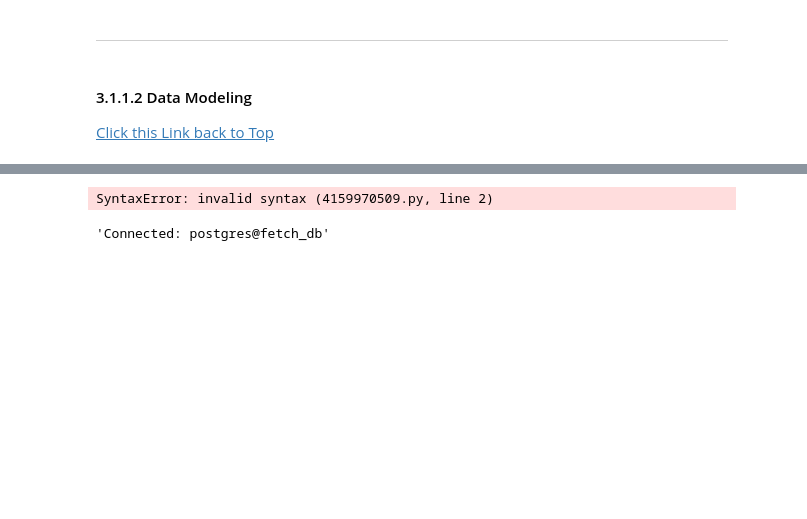
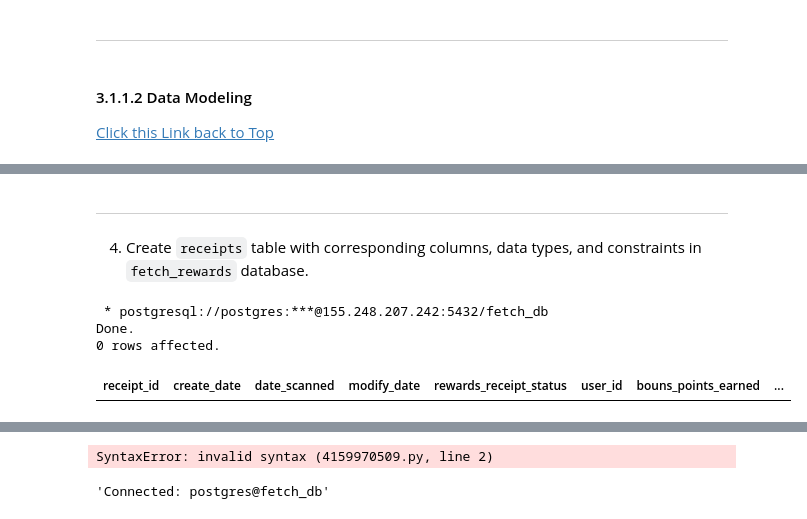
Before and after one commit to L3P3titPrince/015_FetchRewards_HW, a Jupyter notebook: src/FetchRewards_HW.ipynb, the cells around one changed output, grey strips where cells are left out. Cells and saved outputs as stored; diff of their text form; code cells hidden in the pictures; blank space fills up the shorter version.

Commit message:
add data modeling section

```diff
--- a/src/FetchRewards_HW.ipynb
+++ b/src/FetchRewards_HW.ipynb
@@ -165,0 +240,31 @@ Schema of receipts
+# %% [markdown]
+-------------
+# %% [markdown]
+4. Create `receipts` table with corresponding columns, data types, and constraints in `fetch_rewards` database.
+# %%
+%%sql
+-- create receipts table based on previous designed schema
+-- receipt_id and user_id are typical MongoDB object id. So the best data type for them is VARCHAR(24)
+-- TIMESTAMPTZ will have time zone information compared to TIMESTAMP without time zone
+-- Only first 6 columns are NOT NULL from previous data exploration
+CREATE TABLE receipts (
+    receipt_id VARCHAR(24) PRIMARY KEY,
+    create_date TIMESTAMPTZ NOT NULL,
+    date_scanned TIMESTAMPTZ NOT NULL,
+    modify_date TIMESTAMPTZ NOT NULL,
+    rewards_receipt_status VARCHAR(50) NOT NULL,
+    user_id VARCHAR(24) NOT NULL,
+    bouns_points_earned DECIMAL(10, 2),
+    points_awarded_date TIMESTAMPTZ,
+    points_earned DECIMAL(10, 2),
+    purchase_date TIMESTAMPTZ,
+    purchased_item_count INTEGER,
+    total_spend DECIMAL(10, 2),
+    finished_date TIMESTAMPTZ
+);
+SELECT * FROM receipts LIMIT 1;
+# %% [output]
+ * postgresql://postgres:***@155.248.207.242:5432/fetch_db
+Done.
+0 rows affected.
+| receipt_id | create_date | date_scanned | modify_date | rewards_receipt_status | user_id | bouns_points_earned | ... |
```
Also changed, not shown: parts of 24 cells of this notebook, 2 other files.
